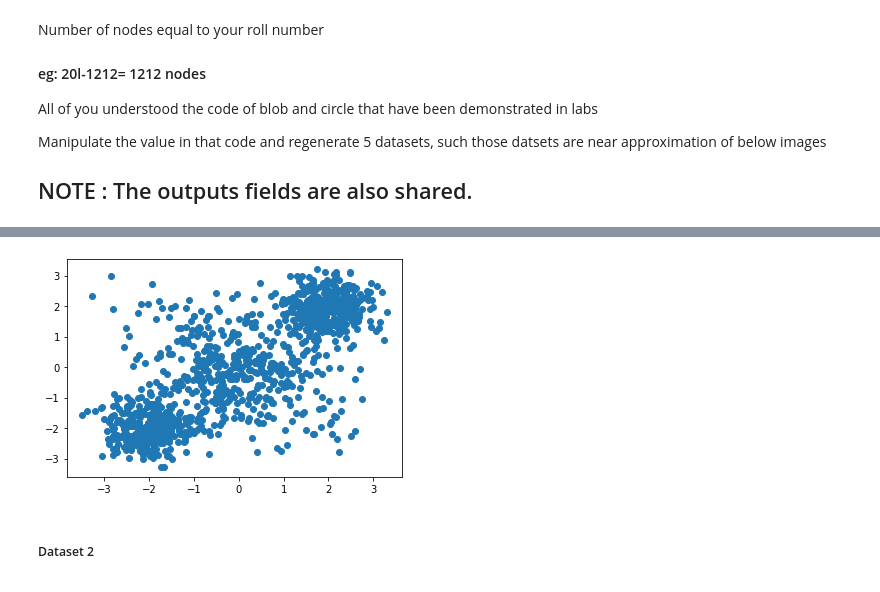
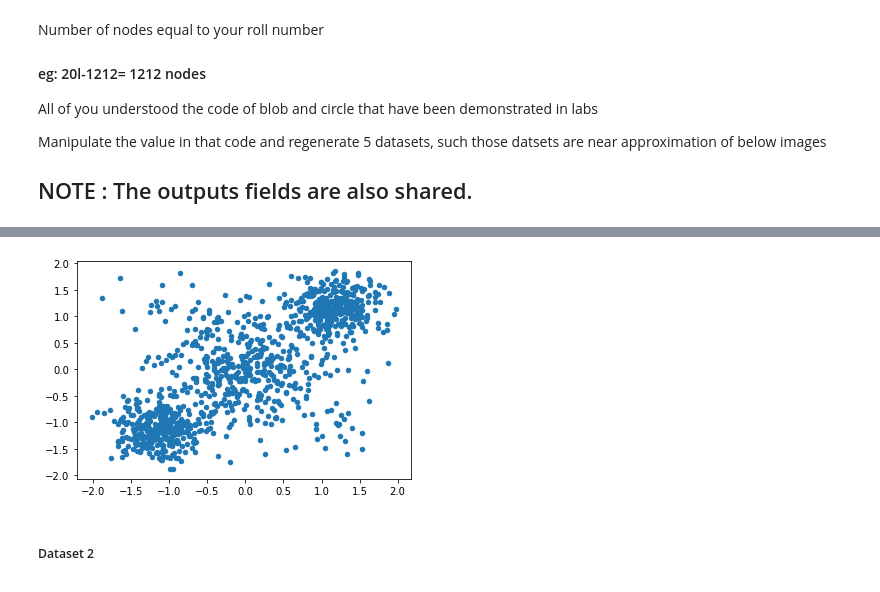
Before and after one commit to abdulsaboor938/Semester-4, a Jupyter notebook: Big Data Analytics/Code/Lab/Dataset/Assignment2.ipynb, the cells around one changed output, grey strips where cells are left out. Drawn from its saved outputs; the diff is of its cells as text; code cells hidden in the pictures.

```diff
--- a/Big Data Analytics/Code/Lab/Dataset/Assignment2.ipynb
+++ b/Big Data Analytics/Code/Lab/Dataset/Assignment2.ipynb
@@ -38,9 +41,10 @@ Manipulate the value in that code and regenerate 5 datasets, such those datsets
 # %%
 data1=pd.read_csv("S1.csv").sample(n=1113,replace=False)
 data1.columns=['0','1','output']
-plt.scatter(data1.iloc[:,0],data1.iloc[:,1]);
+data1=pd.DataFrame(StandardScaler().fit_transform(data1))
+plt.scatter(data1.iloc[:,0],data1.iloc[:,1],s=20);
 # %% [output]
-[figure, old version]
+[figure, new version]
 # %% [markdown]
 ##### Dataset 2
 ![img2.PNG](attachment:img2.PNG)
```
Also changed, not shown: parts of 11 cells of this notebook, 3 other files.
